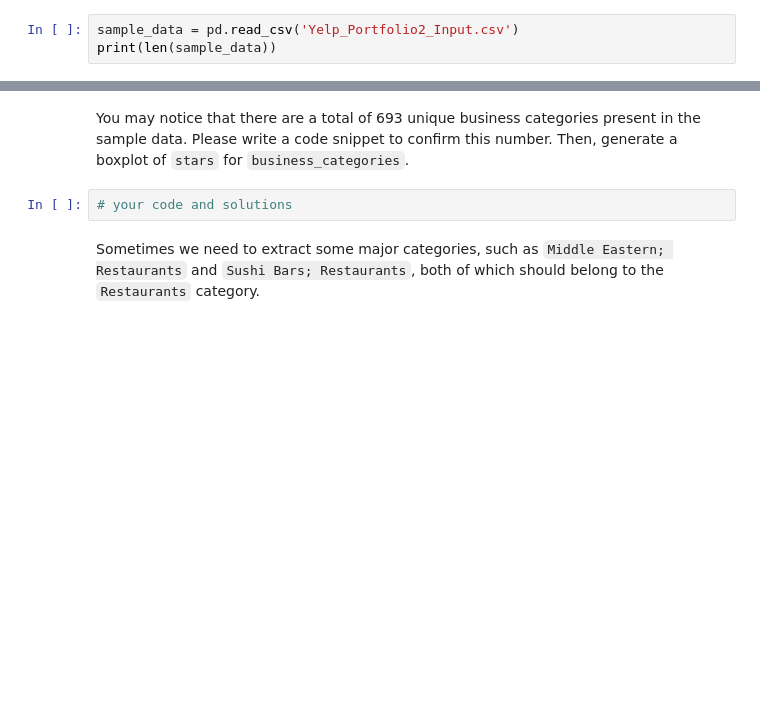
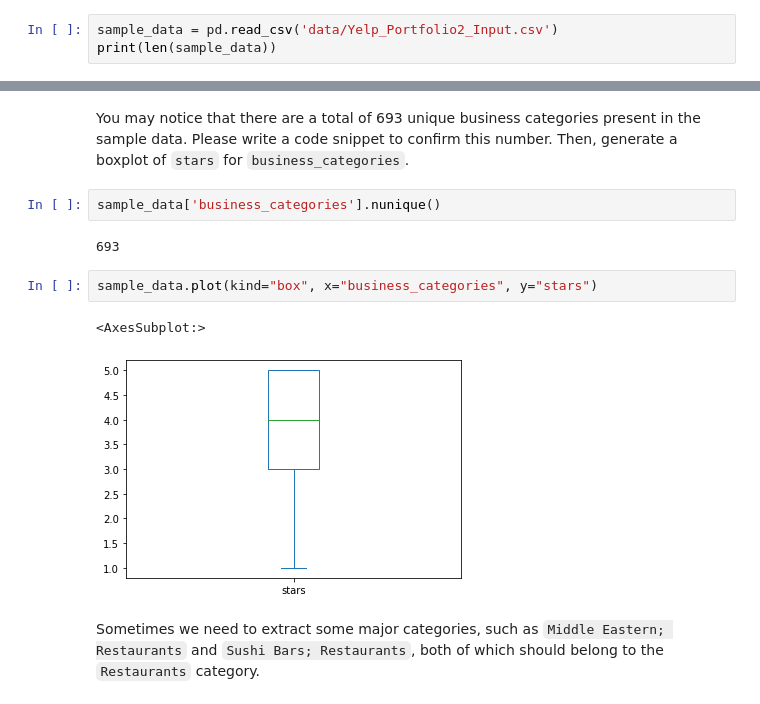
Before and after one commit to wonke2/Data-Science-Portfolio, a Jupyter notebook: Portfolio2_Yelp.ipynb, the cells around one changed output, grey strips where cells are left out. Saved outputs shown, nothing was run; the diff lists cells and outputs as text; blank space fills up the shorter version.

Commit message:
Completed Portfolio2

```diff
--- a/Portfolio2_Yelp.ipynb
+++ b/Portfolio2_Yelp.ipynb
@@ -16,7 +16,7 @@ import seaborn as sns
 import matplotlib.pylab as plt
 %matplotlib inline
 # %%
-sample_data = pd.read_csv('Yelp_Portfolio2_Input.csv')
+sample_data = pd.read_csv('data/Yelp_Portfolio2_Input.csv')
 print(len(sample_data))
 # %% [output]
 38654
@@ -34,7 +34,14 @@ sample_data.head()
 # %% [markdown]
 You may notice that there are a total of 693 unique business categories present in the sample data. Please write a code snippet to confirm this number. Then, generate a boxplot of `stars` for `business_categories`.
 # %%
-# your code and solutions
+sample_data['business_categories'].nunique()
+# %% [output]
+693
+# %%
+sample_data.plot(kind="box", x="business_categories", y="stars")
+# %% [output]
+<AxesSubplot:>
+[figure, added]
 # %% [markdown]
 Sometimes we need to extract some major categories, such as `Middle Eastern; Restaurants` and `Sushi Bars; Restaurants`, both of which should belong to the `Restaurants` category.
 # %% [markdown]
```
Also changed, not shown: parts of 21 cells of this notebook.
